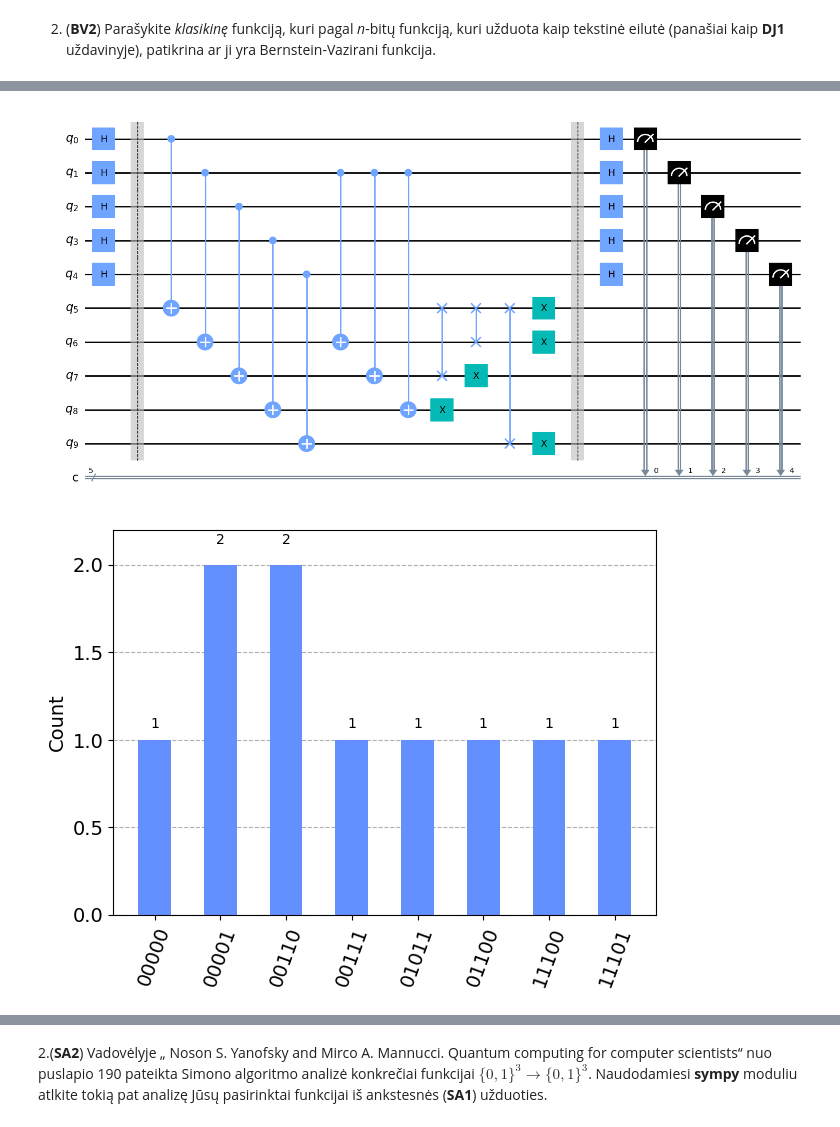
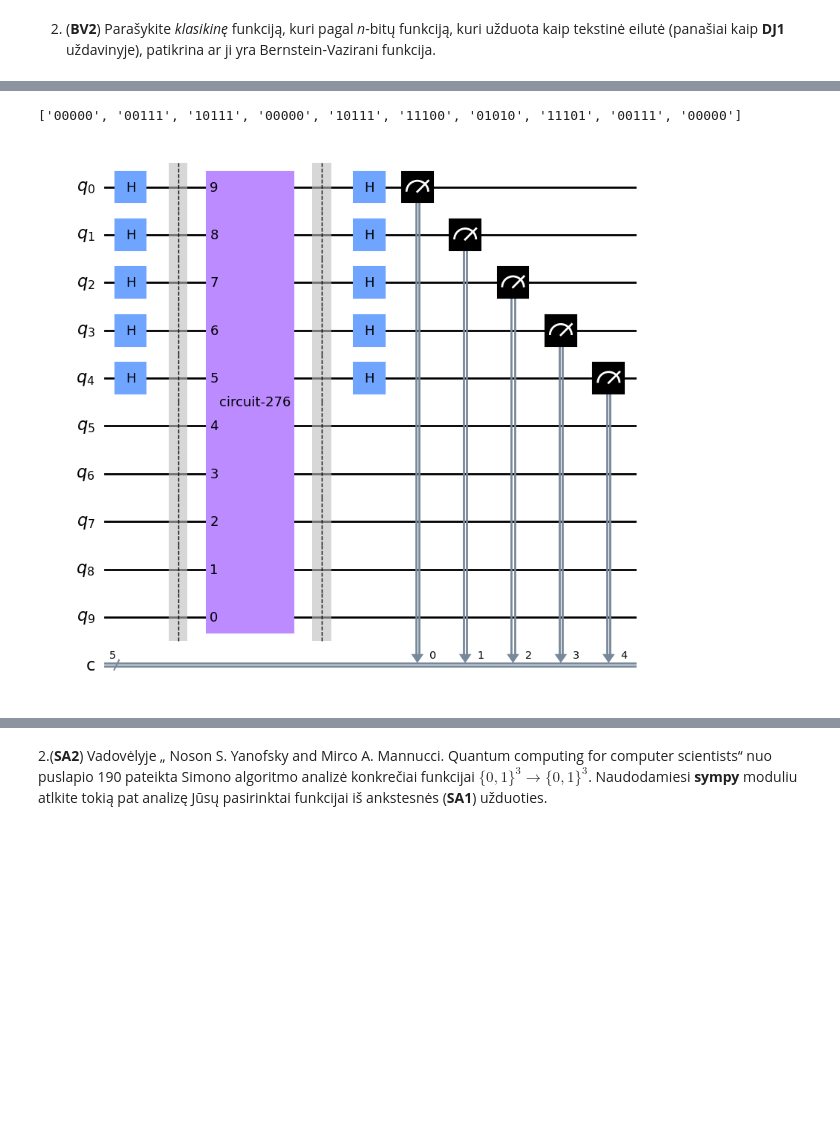
Before and after one commit to cezaris13/QuantumComputing, a Jupyter notebook: Quantum2lab.ipynb, the cells around one changed output, grey strips where cells are left out. Cells and saved outputs as stored; diff of their text form; code cells hidden in the pictures; blank space fills up the shorter version.

```diff
--- a/Quantum2lab.ipynb
+++ b/Quantum2lab.ipynb
@@ -196,9 +198,7 @@ def constructUnitaryMatrix(input:str)-> Operator:
         elif input[i] == '0':
             matrix[2*i][2*i] = 1
             matrix[2*i+1][2*i+1] = 1
-    # add name to operator
     op = Operator(matrix)
-    op.name = 'oracle'
     return op
 
 op = constructUnitaryMatrix("00")
@@ -213,33 +213,30 @@ Operator([[1.+0.j, 0.+0.j, 0.+0.j, 0.+0.j],
 2. (**DJ2**) Panaudokite anksčiau parašytą funkciją nuosavai Deustch-Jozsa algorimo implementacijai qiskit aplinkoje.
 # %%
 def deuchJozsaAlgorithm(input:str = "1010101010101010"):
-    # check if amount of ones is equal to amount of zeros
-
-
     size = int(np.log2(len(input)))
     qc = QuantumCircuit(size+1, size)
     qc.x(size)
     qc.barrier()
     qc.h(range(size+1))
-
     qc.append(constructUnitaryMatrix(input), range(size,-1,-1))
     qc.h(range(size))
     qc.measure(range(size), range(size))
     return qc
 
-# input = "1010101010101010"
+input = "1010101010101010"
 # input = "1001"
-input = "0000000000000000"
+# input = "0000000000000000"
 qc = deuchJozsaAlgorithm(input)
 
 backend = Aer.get_backend('qasm_simulator')
 job = execute(qc, backend)
 result = job.result()
 counts = result.get_counts(qc)
-print (counts)
 
-balanced = list(counts.keys())[0].count('1') > 0
 print ("counts: ", counts)
-print ("balanced: ", balanced)
+if list(counts.keys())[0].count('1') > 0:
+    print ("balanced")
+else:
+    print ("constant")
 qc.draw(output='mpl')
 # %% [output]
@@ -395,19 +385,14 @@ def Simon(qc,n,s):
 # %%
+s = "01110"
+n = len(s)
 simonCircuit = QuantumCircuit(2*n, n)
 Simon(simonCircuit, n, s)
-
+backend = Aer.get_backend("qasm_simulator")
+job = execute(simonCircuit, backend=backend, shots=2*n, memory=True)
+measurements = job.result().get_memory()
+print(measurements)
 
 simonCircuit.draw(output='mpl')
 # %% [output]
+['00000', '00111', '10111', '00000', '10111', '11100', '01010', '11101', '00111', '00000']
-[figure, old version]
+[figure, new version]
-# %%
-# use local simulator
-backend = Aer.get_backend("qasm_simulator")
-# the number of shots is twice the length of the bitstring
-shots = 2*n
-job = execute(simonCircuit, backend=backend, shots=shots)
-answer = job.result().get_counts()
-
-plot_histogram(answer)
-# %% [output]
-[figure, removed]
```
Also changed, not shown: parts of 20 cells of this notebook, 1 other file.
